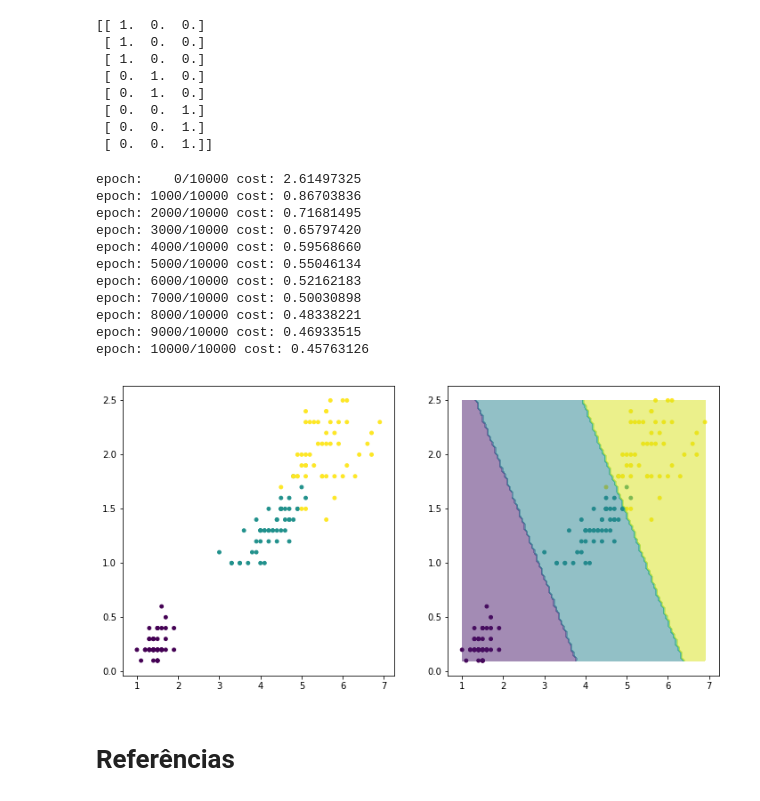
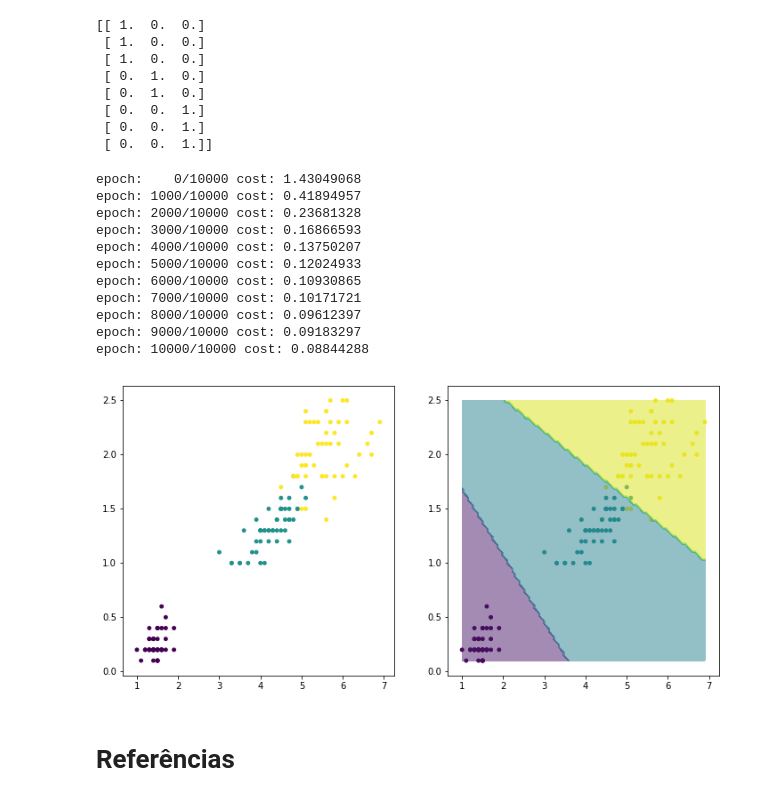
Before and after one commit to arnaldog12/Manual-Pratico-Deep-Learning, a Jupyter notebook: Rede Neural.ipynb, the cells around one changed output. Saved outputs shown, nothing was run; the diff lists cells and outputs as text; code cells hidden in the pictures.

Commit message:
Início da nova implementação da Rede Neural
essa implementação é ainda mais flexível, legível e permitirá fine-tunning, transferência de conhecimento, etc com mais facilidade e menos esforço

```diff
--- a/Rede Neural.ipynb
+++ b/Rede Neural.ipynb
@@ -939,25 +949,28 @@ print(y_onehot[::20])
  [ 0.  0.  1.]
  [ 0.  0.  1.]]
 # %%
-D = x.shape[1]
-nn = NeuralNetwork(layers_size=[D, 2, 3], activations=[relu, linear], cost_func=softmax_neg_log_likelihood, learning_rate=1e-2, reg_func=l2_regularization, reg_strength=0.05)
+D_in, D_out = x.shape[1], y_onehot.shape[1]
+
+nn = NeuralNetwork(cost_func=softmax_neg_log_likelihood, learning_rate=1e-2)
+nn.layers.append(Layer(input_dim=D_in, output_dim=2, activation=relu))
+nn.layers.append(Layer(input_dim=2, output_dim=D_out, activation=linear))
 
 nn.fit(x, y_onehot, epochs=10000, verbose=1000)
 
 plots.plot_data_and_predictions_3d_in_2d(x, y, is_binary=False, nn=nn)
 # %% [output]
-epoch:    0/10000 cost: 2.61497325
-epoch: 1000/10000 cost: 0.86703836
-epoch: 2000/10000 cost: 0.71681495
-epoch: 3000/10000 cost: 0.65797420
-epoch: 4000/10000 cost: 0.59568660
-epoch: 5000/10000 cost: 0.55046134
-epoch: 6000/10000 cost: 0.52162183
-epoch: 7000/10000 cost: 0.50030898
-epoch: 8000/10000 cost: 0.48338221
-epoch: 9000/10000 cost: 0.46933515
-epoch: 10000/10000 cost: 0.45763126
+epoch:    0/10000 cost: 1.43049068
+epoch: 1000/10000 cost: 0.41894957
+epoch: 2000/10000 cost: 0.23681328
+epoch: 3000/10000 cost: 0.16866593
+epoch: 4000/10000 cost: 0.13750207
+epoch: 5000/10000 cost: 0.12024933
+epoch: 6000/10000 cost: 0.10930865
+epoch: 7000/10000 cost: 0.10171721
+epoch: 8000/10000 cost: 0.09612397
+epoch: 9000/10000 cost: 0.09183297
+epoch: 10000/10000 cost: 0.08844288
-[figure, old version]
+[figure, new version]
 # %% [markdown]
 # Referências
 # %% [markdown]
```
Also changed, not shown: parts of 26 cells of this notebook.
